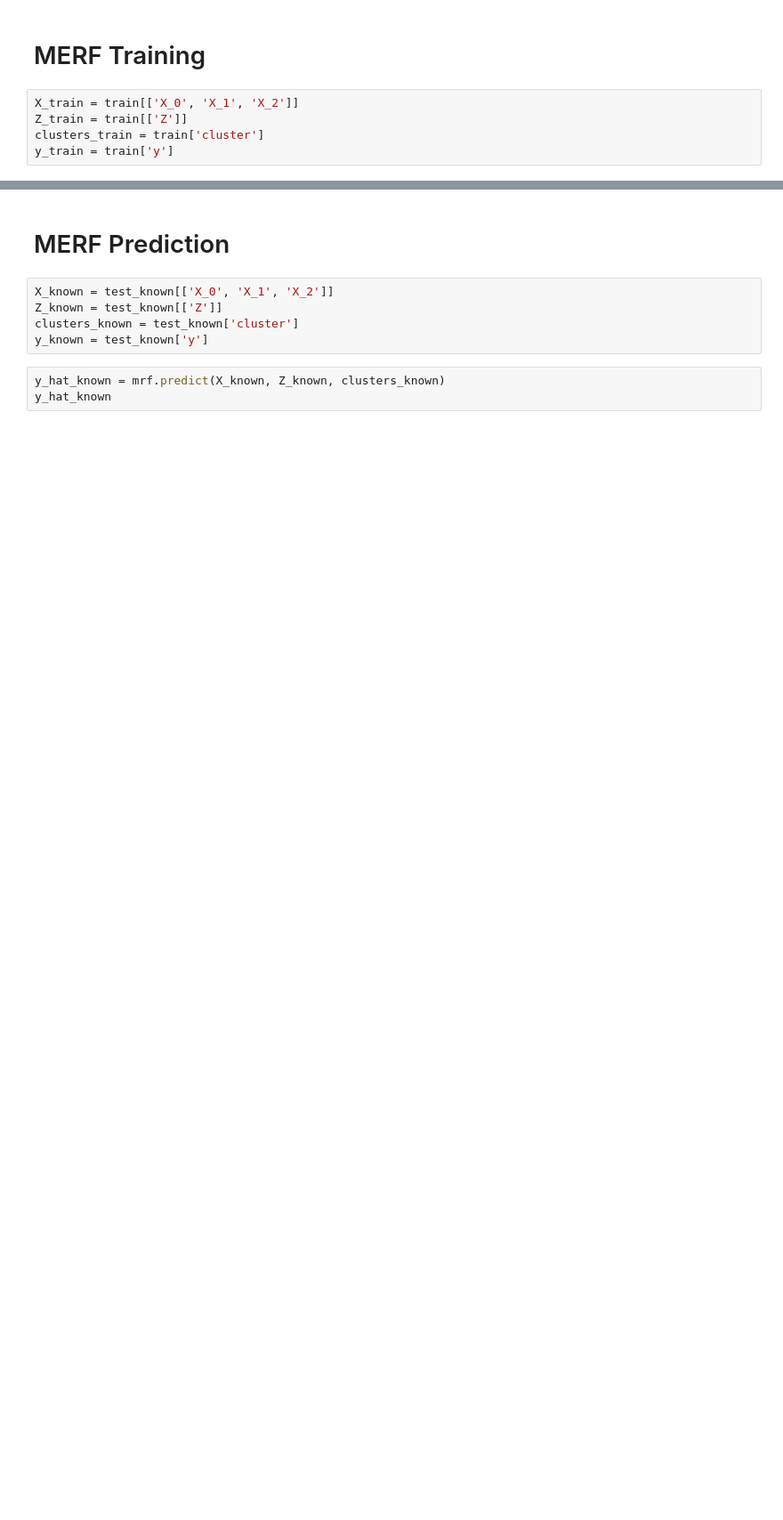
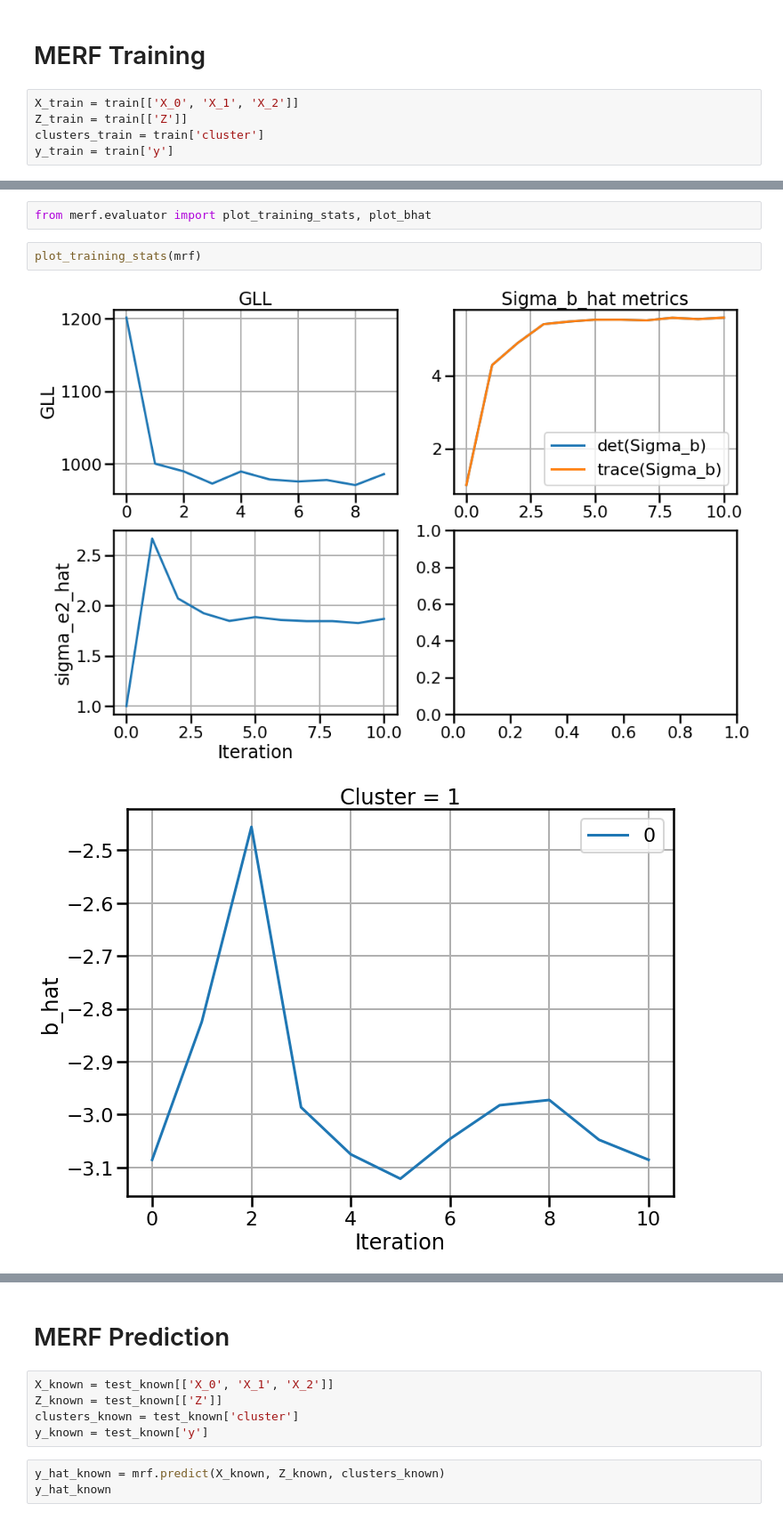
Before and after one commit to manifoldai/merf, a Jupyter notebook: notebooks/MERF Example.ipynb, the cells around one changed output, grey strips where cells are left out. Shown at 89% size. Saved outputs shown, nothing was run; the diff lists cells and outputs as text; blank space fills up the shorter version.

```diff
--- a/notebooks/MERF Example.ipynb
+++ b/notebooks/MERF Example.ipynb
@@ -123,0 +126,7 @@ Text(0.5, 1.0, 'Distribution of b_is')
+# %%
+from merf.evaluator import plot_training_stats, plot_bhat
+# %%
+plot_training_stats(mrf)
+# %% [output]
+[figure, added]
+[figure, added]
```
Also changed, not shown: parts of 31 cells of this notebook, 1 other file.
